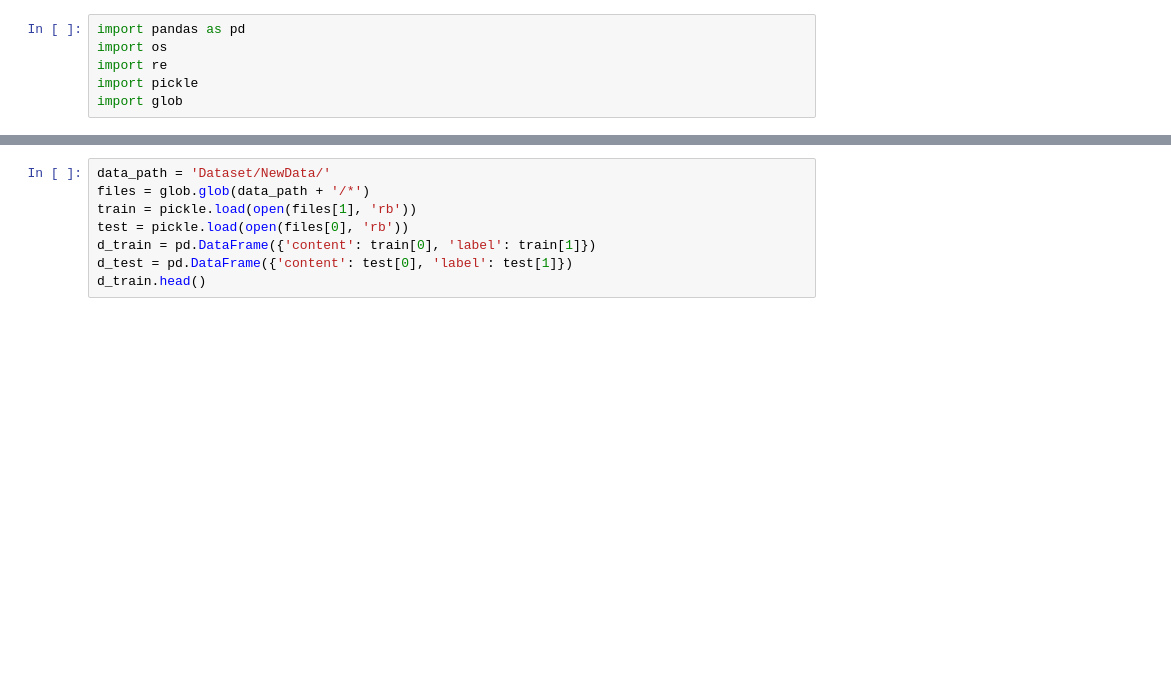
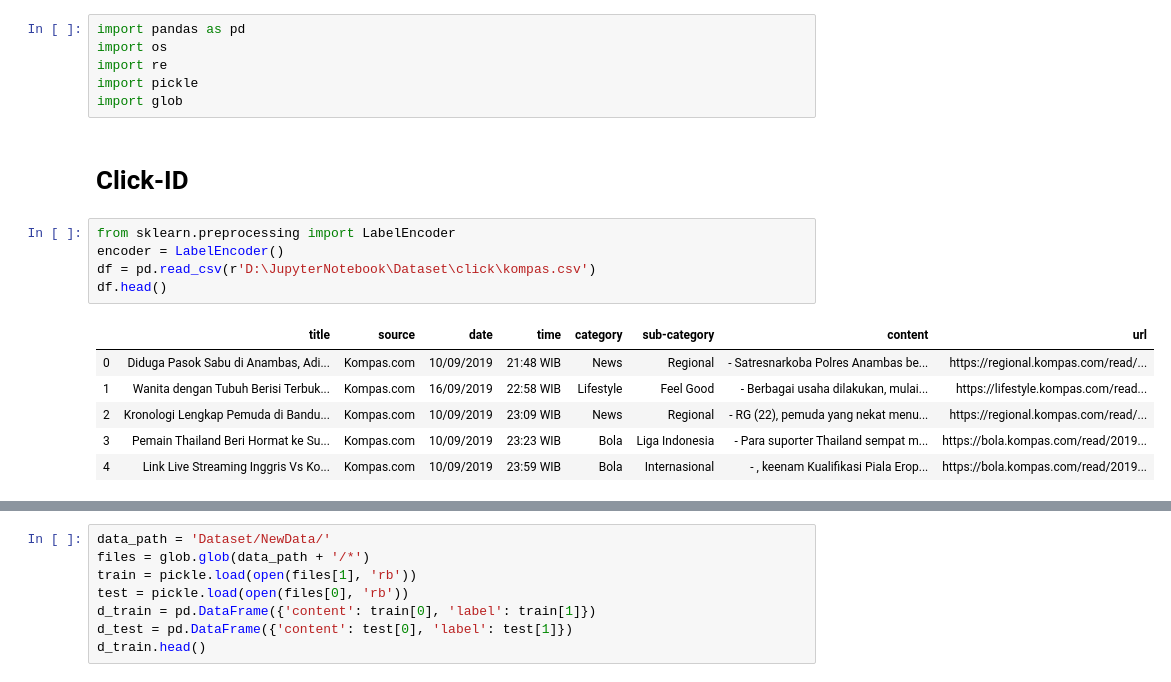
Before and after one commit to rickylukman/latihanakhir, a Jupyter notebook: ReadData_TA.ipynb, the cells around one changed output, grey strips where cells are left out. Saved outputs shown, nothing was run; the diff lists cells and outputs as text; blank space fills up the shorter version.

```diff
--- a/ReadData_TA.ipynb
+++ b/ReadData_TA.ipynb
@@ -4,3 +4,17 @@ import os
 import re
 import pickle
 import glob
+# %% [markdown]
+# Click-ID
+# %%
+from sklearn.preprocessing import LabelEncoder
+encoder = LabelEncoder()
+df = pd.read_csv(r'D:\JupyterNotebook\Dataset\click\kompas.csv')
+df.head()
+# %% [output]
+|  | title | source | date | time | category | sub-category | content | url |
+| 0 | Diduga Pasok Sabu di Anambas, Adi... | Kompas.com | 10/09/2019 | 21:48 WIB | News | Regional | - Satresnarkoba Polres Anambas be... | https://regional.kompas.com/read/... |
+| 1 | Wanita dengan Tubuh Berisi Terbuk... | Kompas.com | 16/09/2019 | 22:58 WIB | Lifestyle | Feel Good | - Berbagai usaha dilakukan, mulai... | https://lifestyle.kompas.com/read... |
+| 2 | Kronologi Lengkap Pemuda di Bandu... | Kompas.com | 10/09/2019 | 23:09 WIB | News | Regional | - RG (22), pemuda yang nekat menu... | https://regional.kompas.com/read/... |
+| 3 | Pemain Thailand Beri Hormat ke Su... | Kompas.com | 10/09/2019 | 23:23 WIB | Bola | Liga Indonesia | - Para suporter Thailand sempat m... | https://bola.kompas.com/read/2019... |
+| 4 | Link Live Streaming Inggris Vs Ko... | Kompas.com | 10/09/2019 | 23:59 WIB | Bola | Internasional | - , keenam Kualifikasi Piala Erop... | https://bola.kompas.com/read/2019... |
```
Also changed, not shown: parts of 11 cells of this notebook, 1 other file.
